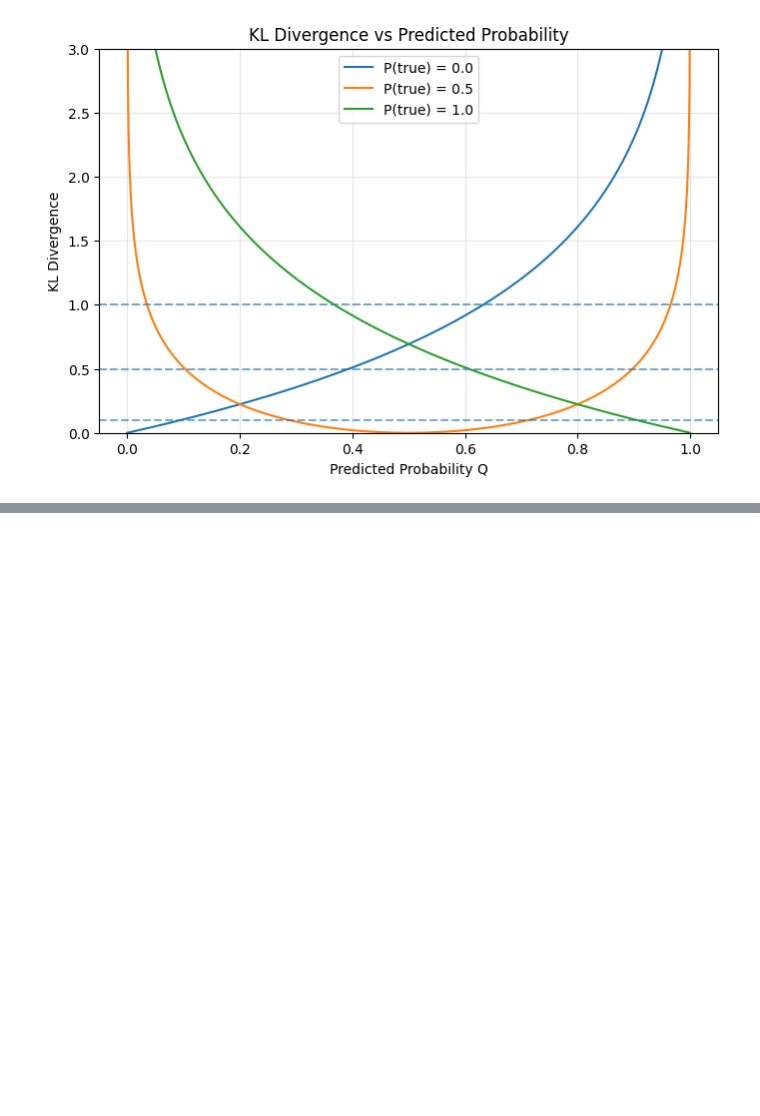
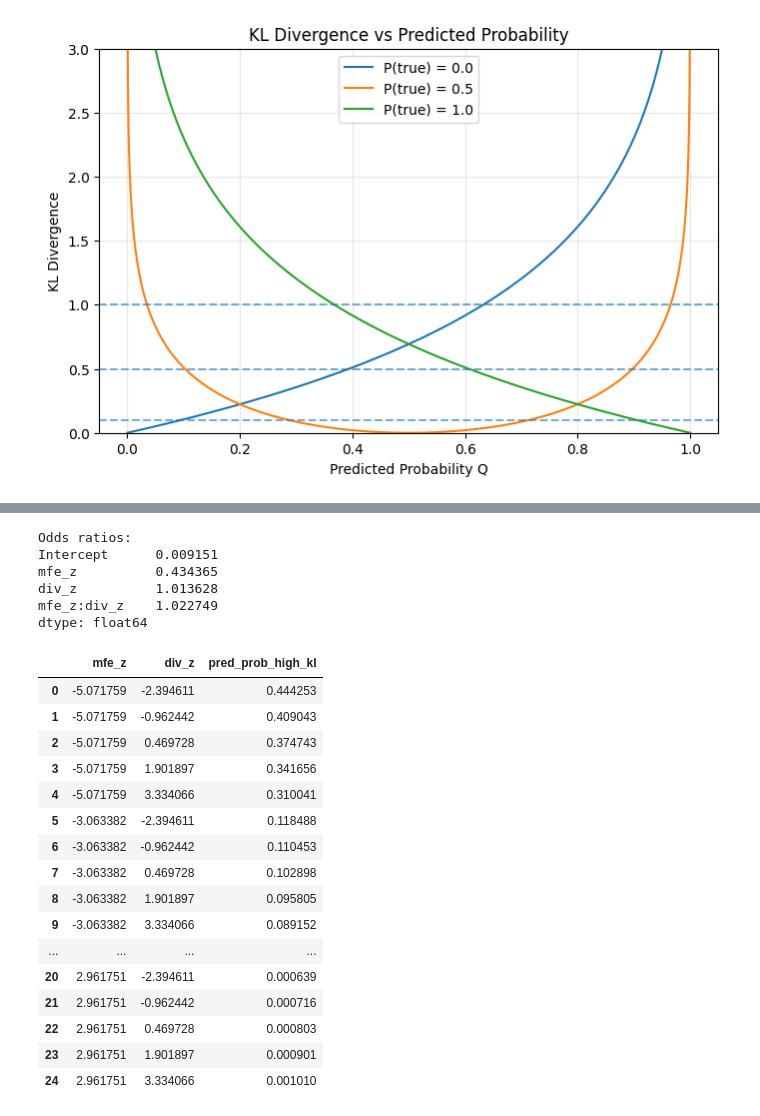
Before and after one commit to log2718/interpretable-splicing-model-torch, a Jupyter notebook: performance/inspect_features.ipynb, the cells around one changed output, grey strips where cells are left out. Drawn from its saved outputs; the diff is of its cells as text; code cells hidden in the pictures; blank space fills up the shorter version.

```diff
--- a/performance/inspect_features.ipynb
+++ b/performance/inspect_features.ipynb
@@ -280,0 +448,17 @@ plt.show()
+# %%
+import statsmodels.formula.api as smf
+
+# Create binary target
+df["high_kl"] = (df["kl"] > 1.0).astype(int)
+
+# Optional: standardize predictors for cleaner coefficients
+df["mfe_z"] = (df["predicted_mfe"] - df["predicted_mfe"].mean()) / df["predicted_mfe"].std()
+df["div_z"] = (df["ensemble_diversity"] - df["ensemble_diversity"].mean()) / df["ensemble_diversity"].std()
+
+# Logistic regression with interaction
+model = smf.logit(
+    formula="high_kl ~ mfe_z + div_z + mfe_z:div_z",
+    data=df
+).fit()
+
+print(model.summary())
@@ -280,0 +486,42 @@ plt.show()
+# %%
+params = model.params
+odds_ratios = np.exp(params)
+
+print("Odds ratios:")
+print(odds_ratios)
+# %% [output]
+Odds ratios:
+Intercept      0.009151
+mfe_z          0.434365
+div_z          1.013628
+mfe_z:div_z    1.022749
+dtype: float64
+# %%
+mfe_vals = np.linspace(df["mfe_z"].min(), df["mfe_z"].max(), 5)
+div_vals = np.linspace(df["div_z"].min(), df["div_z"].max(), 5)
+
+grid = pd.DataFrame(
+    [(m, d) for m in mfe_vals for d in div_vals],
+    columns=["mfe_z", "div_z"]
+)
+
+grid["pred_prob_high_kl"] = model.predict(grid)
+grid
+# %% [output]
+|  | mfe_z | div_z | pred_prob_high_kl |
+| 0 | -5.071759 | -2.394611 | 0.444253 |
+| 1 | -5.071759 | -0.962442 | 0.409043 |
+| 2 | -5.071759 | 0.469728 | 0.374743 |
+| 3 | -5.071759 | 1.901897 | 0.341656 |
+| 4 | -5.071759 | 3.334066 | 0.310041 |
+| 5 | -3.063382 | -2.394611 | 0.118488 |
+| 6 | -3.063382 | -0.962442 | 0.110453 |
+| 7 | -3.063382 | 0.469728 | 0.102898 |
+| 8 | -3.063382 | 1.901897 | 0.095805 |
+| 9 | -3.063382 | 3.334066 | 0.089152 |
+| ... | ... | ... | ... |
+| 20 | 2.961751 | -2.394611 | 0.000639 |
+| 21 | 2.961751 | -0.962442 | 0.000716 |
+| 22 | 2.961751 | 0.469728 | 0.000803 |
+| 23 | 2.961751 | 1.901897 | 0.000901 |
+| 24 | 2.961751 | 3.334066 | 0.001010 |
```
Also changed, not shown: parts of 7 cells of this notebook, 2 other files.
